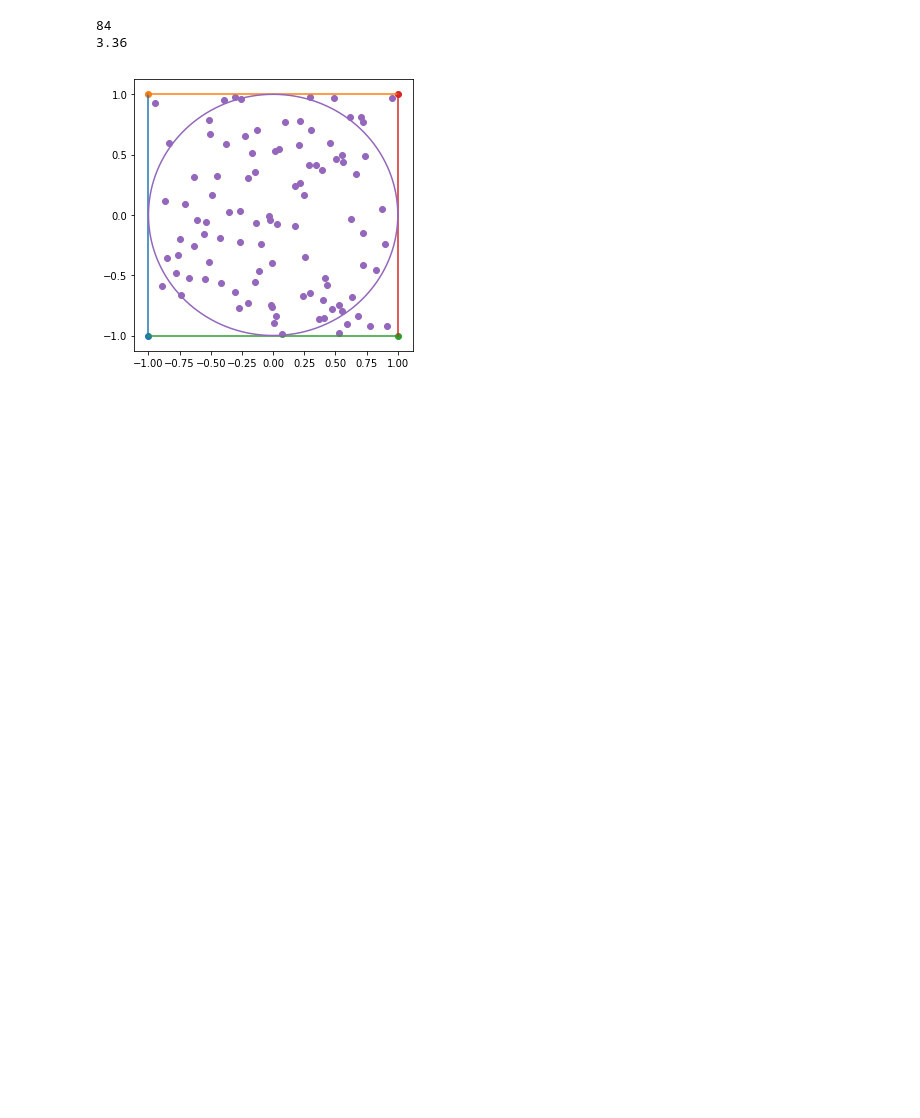
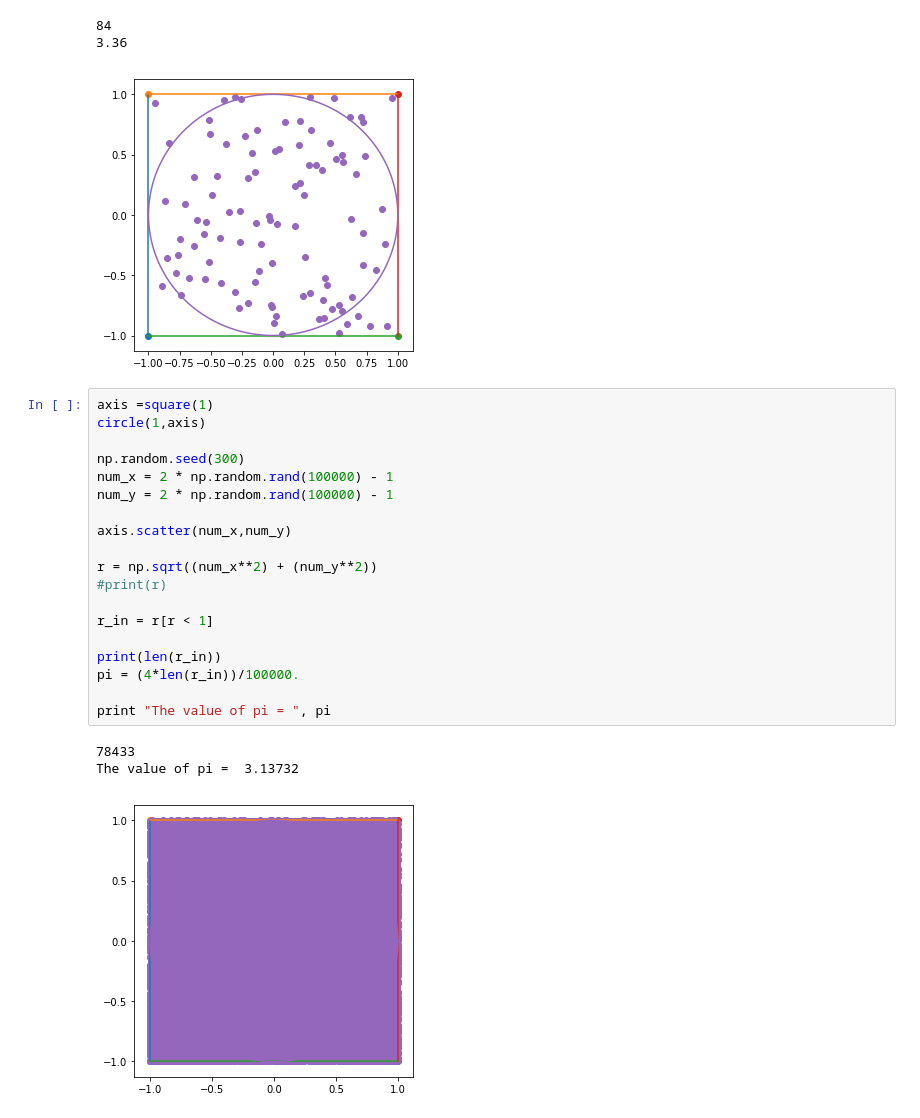
Before and after one commit to kelleyl54/DSPS_ARehman, a Jupyter notebook: HW4/HW4_lab.ipynb, the cells around one changed output. Saved outputs shown, nothing was run; the diff lists cells and outputs as text; blank space fills up the shorter version.

```diff
--- a/HW4/HW4_lab.ipynb
+++ b/HW4/HW4_lab.ipynb
@@ -58,3 +59,26 @@ print((4*len(r_in))/100.)
 84
 3.36
 [figure]
+# %%
+axis =square(1)
+circle(1,axis)
+
+np.random.seed(300)
+num_x = 2 * np.random.rand(100000) - 1
+num_y = 2 * np.random.rand(100000) - 1
+
+axis.scatter(num_x,num_y)
+
+r = np.sqrt((num_x**2) + (num_y**2))
+#print(r)
+
+r_in = r[r < 1]
+
+print(len(r_in))
+pi = (4*len(r_in))/100000.
+
+print "The value of pi = ", pi
+# %% [output]
+78433
+The value of pi =  3.13732
+[figure, added]
```
Also changed, not shown: parts of 1 cell of this notebook.
